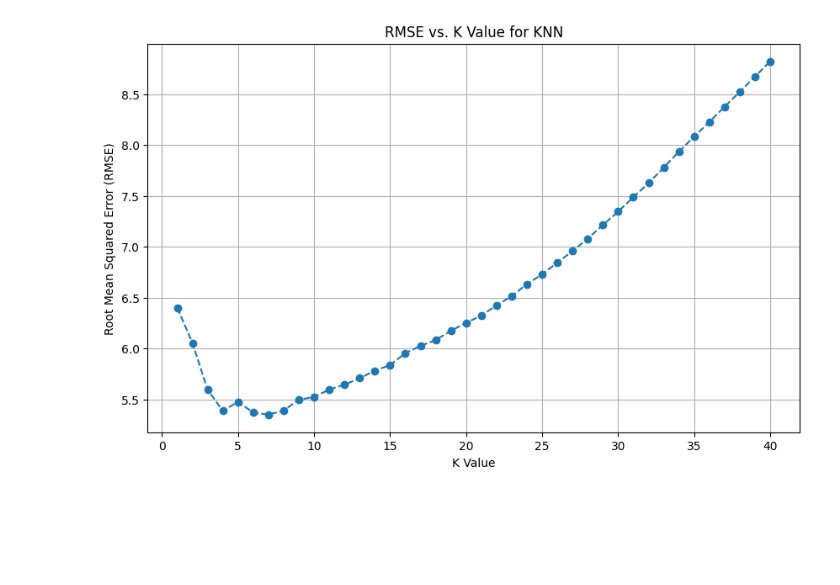
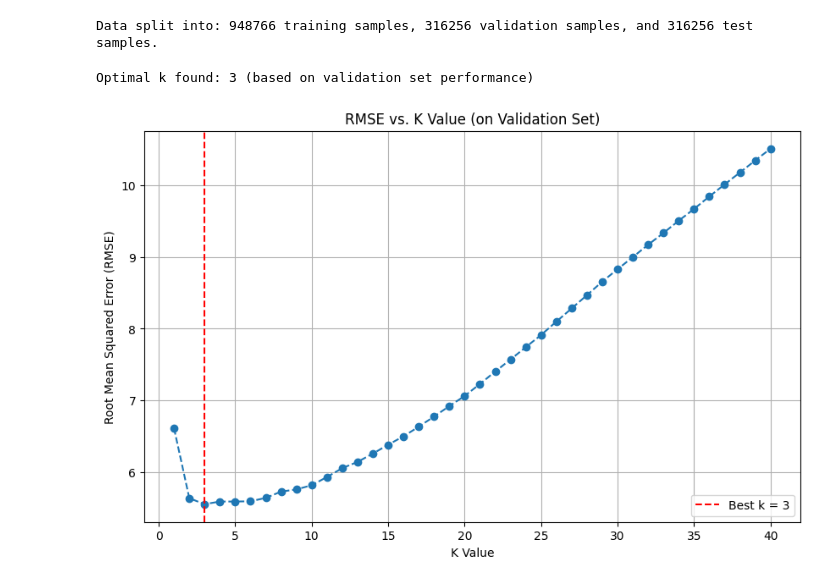
Before and after one commit to davejinyoung/SENG474_flight_pricing_model, a Jupyter notebook: knn_model.ipynb, the cells around one changed output. Drawn from its saved outputs; the diff is of its cells as text; code cells hidden in the pictures; blank space fills up the shorter version.

Commit message:
kNN model updates

```diff
--- a/knn_model.ipynb
+++ b/knn_model.ipynb
@@ -100,27 +20,0 @@ Efficiency Metrics:
-# %%
-import matplotlib.pyplot as plt
-
-# Test k values from 1 to 40
-k_range = range(1, 41)
-rmse_values = []
-
-for k in k_range:
-    # Initialize and train a new model for each k
-    model = KNeighborsRegressor(n_neighbors=k)
-    model.fit(X_train_scaled, y_train)
-
-    # Make predictions and calculate error
-    y_pred = model.predict(X_test_scaled)
-    error = np.sqrt(mean_squared_error(y_test, y_pred))
-    rmse_values.append(error)
-
-# Plot the results
-plt.figure(figsize=(10, 6))
-plt.plot(k_range, rmse_values, marker='o', linestyle='--')
-plt.title('RMSE vs. K Value for KNN')
-plt.xlabel('K Value')
-plt.ylabel('Root Mean Squared Error (RMSE)')
-plt.grid(True)
-plt.show()
-# %% [output]
-[figure, removed]
@@ -126,0 +28,50 @@ plt.show()
+# %%
+# --- 3. Create the Three-Way Split ---
+# First, split into training (80%) and test (20%) sets.
+X_train_full, X_test, y_train_full, y_test = train_test_split(X, y, test_size=0.2, random_state=42)
+
+# Then, split the 80% training data into a smaller training set (60% of original) and a validation set (20% of original).
+# 0.25 * 0.80 = 0.20
+X_train, X_val, y_train, y_val = train_test_split(X_train_full, y_train_full, test_size=0.25, random_state=42)
+
+print(f"Data split into: {len(X_train)} training samples, {len(X_val)} validation samples, and {len(X_test)} test samples.")
+# %% [output]
+Data split into: 948766 training samples, 316256 validation samples, and 316256 test samples.
+# %%
+# --- 4. Scale the Features ---
+scaler = StandardScaler()
+# Fit ONLY on the training data
+scaler.fit(X_train)
+# Transform all three sets
+X_train_scaled = scaler.transform(X_train)
+X_val_scaled = scaler.transform(X_val)
+X_test_scaled = scaler.transform(X_test)
+# %%
+# --- 5. Find the Optimal 'k' using the Validation Set ---
+k_range = range(1, 41)
+rmse_values = []
+
+for k in k_range:
+    model = KNeighborsRegressor(n_neighbors=k)
+    model.fit(X_train_scaled, y_train)
+    y_val_pred = model.predict(X_val_scaled)
+    error = np.sqrt(mean_squared_error(y_val, y_val_pred))
+    rmse_values.append(error)
+
+# Find the best k value
+best_k = k_range[np.argmin(rmse_values)]
+print(f"\nOptimal k found: {best_k} (based on validation set performance)")
+
+# Plot the RMSE vs. K value graph
+plt.figure(figsize=(10, 6))
+plt.plot(k_range, rmse_values, marker='o', linestyle='--')
+plt.title('RMSE vs. K Value (on Validation Set)')
+plt.xlabel('K Value')
+plt.ylabel('Root Mean Squared Error (RMSE)')
+plt.axvline(best_k, color='r', linestyle='--', label=f'Best k = {best_k}')
+plt.legend()
+plt.grid(True)
+plt.show()
+# %% [output]
+Optimal k found: 3 (based on validation set performance)
+[figure, added]
```
Also changed, not shown: parts of 4 cells of this notebook.
